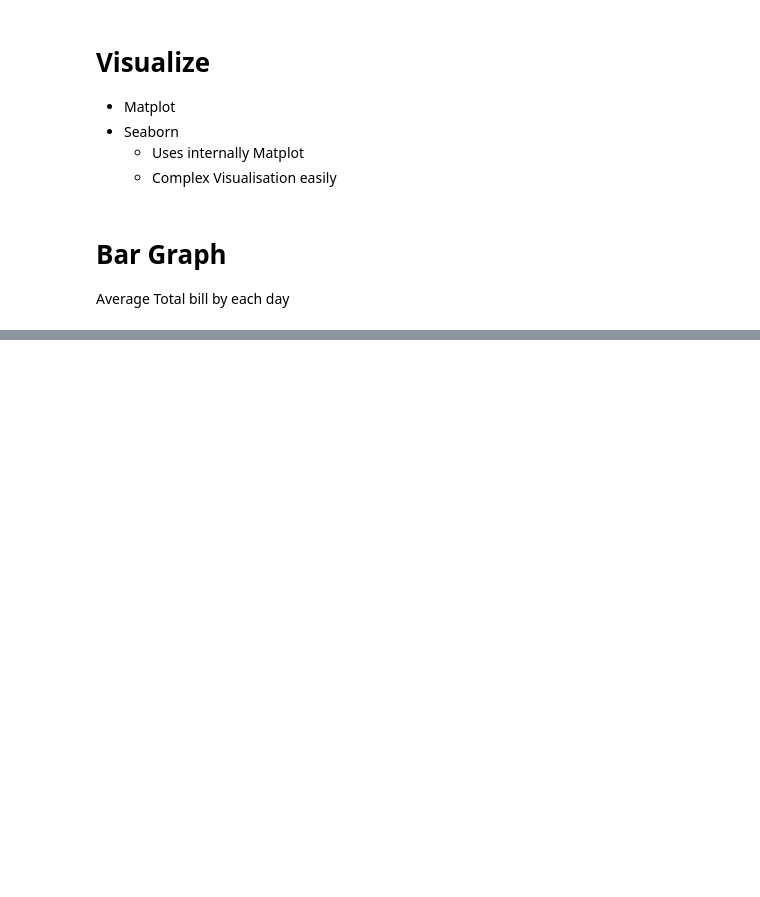
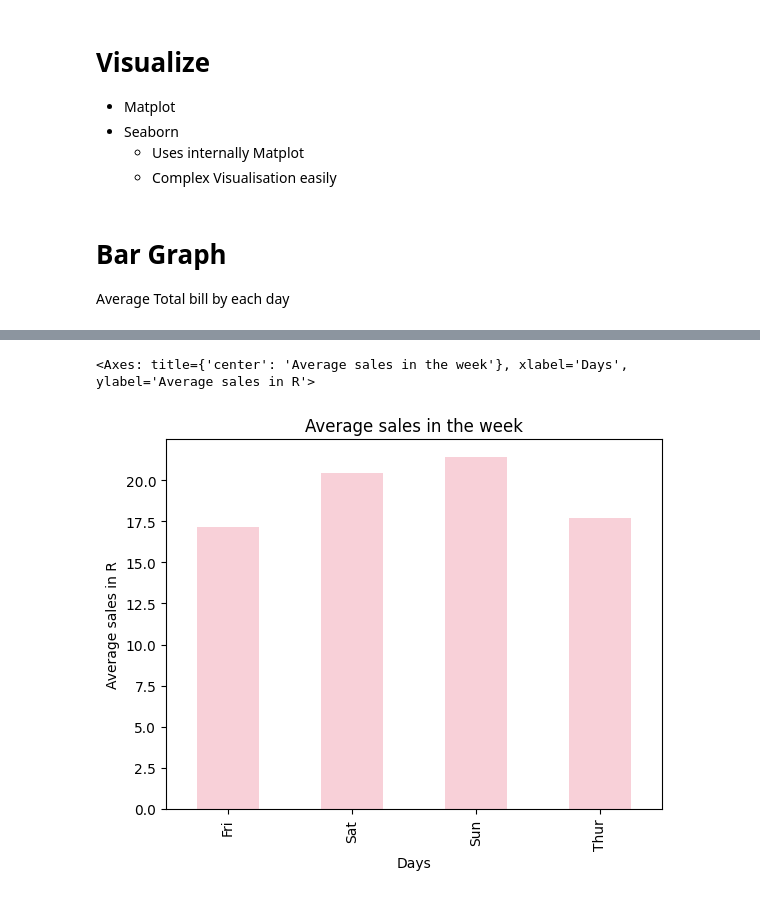
Before and after one commit to Dzithendo31/PythonCourse, a Jupyter notebook: day16pandas.ipynb, the cells around one changed output, grey strips where cells are left out. Cells and saved outputs as stored; diff of their text form; code cells hidden in the pictures; blank space fills up the shorter version.

```diff
--- a/day16pandas.ipynb
+++ b/day16pandas.ipynb
@@ -493,0 +496,8 @@ Text(0.5, 0, 'Days')
+# %%
+y_avg = tips_df.groupby('day')['total_bill'].mean()
+x_days = y_avg.index
+
+y_avg.plot(kind="bar", xlabel="Days", ylabel="Average sales in R", title="Average sales in the week", color="crimson",  alpha=0.2)
+# %% [output]
+<Axes: title={'center': 'Average sales in the week'}, xlabel='Days', ylabel='Average sales in R'>
+[figure, added]
```
Also changed, not shown: parts of 9 cells of this notebook, 2 other files.
